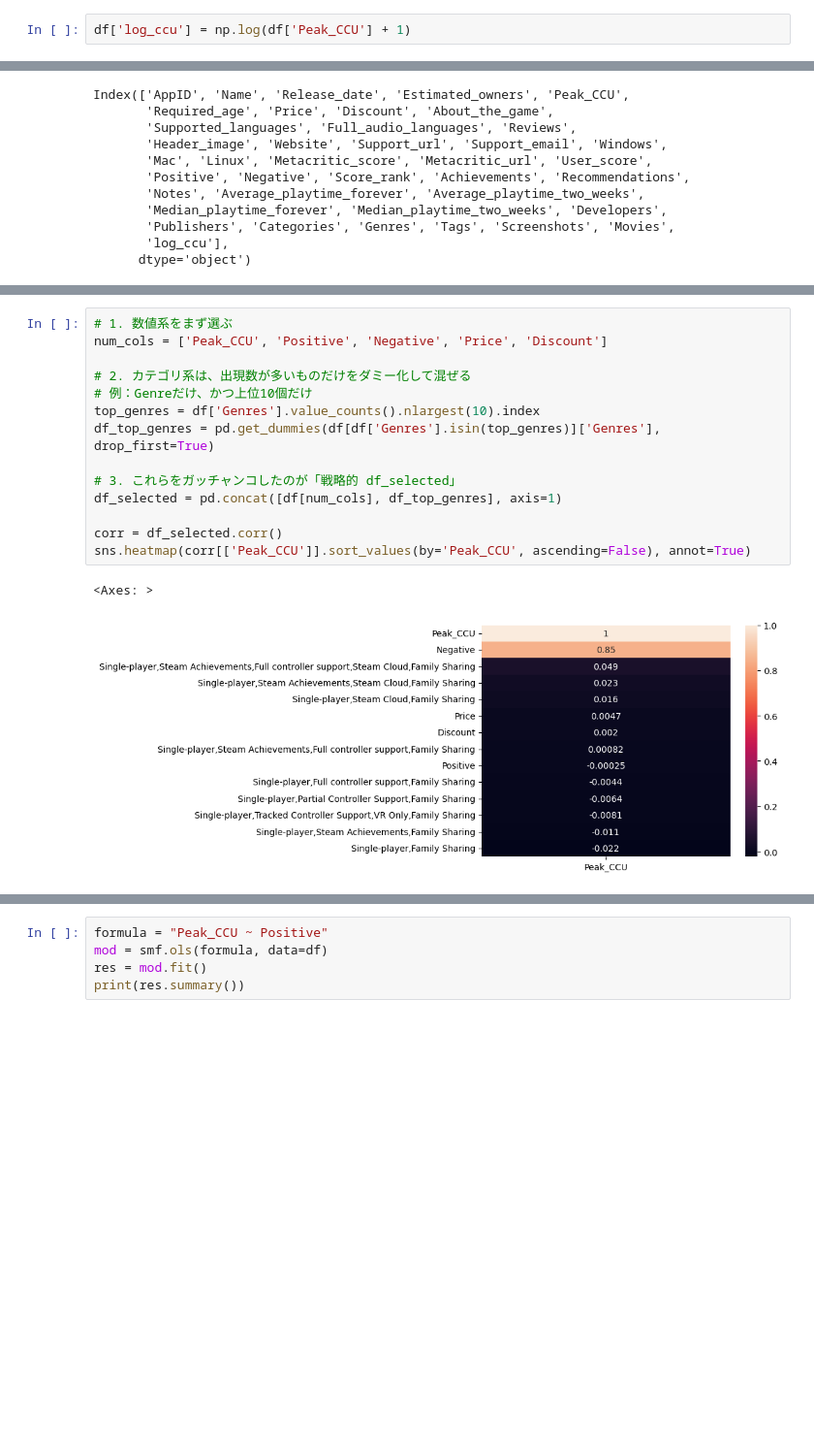
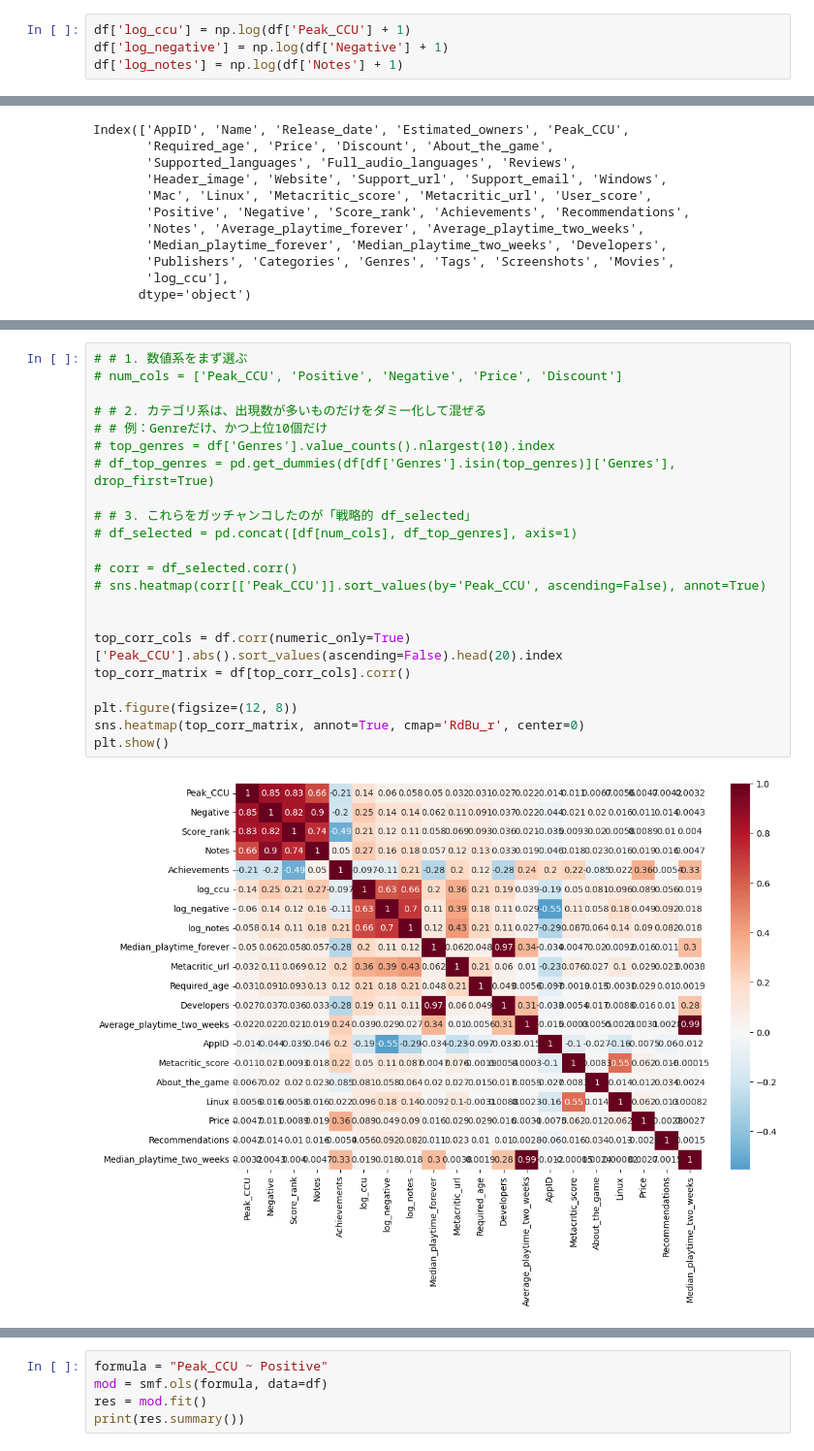
Before and after one commit to shuhei-kuroiwa/10days_CausalML_Bootcamp, a Jupyter notebook: implementations:/sandbox.ipynb, the cells around one changed output, grey strips where cells are left out. Shown at 97% size. Drawn from its saved outputs; the diff is of its cells as text; blank space fills up the shorter version.

```diff
--- a/implementations:/sandbox.ipynb
+++ b/implementations:/sandbox.ipynb
@@ -45,2 +48,4 @@ df.columns = [c.replace(' ', '_') for c in df.columns]
 # %%
 df['log_ccu'] = np.log(df['Peak_CCU'] + 1)
+df['log_negative'] = np.log(df['Negative'] + 1)
+df['log_notes'] = np.log(df['Notes'] + 1)
@@ -124,19 +120,26 @@ Movies                          6018
 log_ccu                            0
 dtype: int64
 # %%
-# 1. 数値系をまず選ぶ
-num_cols = ['Peak_CCU', 'Positive', 'Negative', 'Price', 'Discount']
+# # 1. 数値系をまず選ぶ
+# num_cols = ['Peak_CCU', 'Positive', 'Negative', 'Price', 'Discount']
 
-# 2. カテゴリ系は、出現数が多いものだけをダミー化して混ぜる
-# 例：Genreだけ、かつ上位10個だけ
-top_genres = df['Genres'].value_counts().nlargest(10).index
-df_top_genres = pd.get_dummies(df[df['Genres'].isin(top_genres)]['Genres'], drop_first=True)
+# # 2. カテゴリ系は、出現数が多いものだけをダミー化して混ぜる
+# # 例：Genreだけ、かつ上位10個だけ
+# top_genres = df['Genres'].value_counts().nlargest(10).index
+# df_top_genres = pd.get_dummies(df[df['Genres'].isin(top_genres)]['Genres'], drop_first=True)
 
-# 3. これらをガッチャンコしたのが「戦略的 df_selected」
-df_selected = pd.concat([df[num_cols], df_top_genres], axis=1)
+# # 3. これらをガッチャンコしたのが「戦略的 df_selected」
+# df_selected = pd.concat([df[num_cols], df_top_genres], axis=1)
 
-corr = df_selected.corr()
-sns.heatmap(corr[['Peak_CCU']].sort_values(by='Peak_CCU', ascending=False), annot=True)
+# corr = df_selected.corr()
+# sns.heatmap(corr[['Peak_CCU']].sort_values(by='Peak_CCU', ascending=False), annot=True)
+
+
+top_corr_cols = df.corr(numeric_only=True)['Peak_CCU'].abs().sort_values(ascending=False).head(20).index
+top_corr_matrix = df[top_corr_cols].corr()
+
+plt.figure(figsize=(12, 8))
+sns.heatmap(top_corr_matrix, annot=True, cmap='RdBu_r', center=0)
+plt.show()
 # %% [output]
-<Axes: >
-[figure, old version]
+[figure, new version]
```
Also changed, not shown: parts of 7 cells of this notebook.
